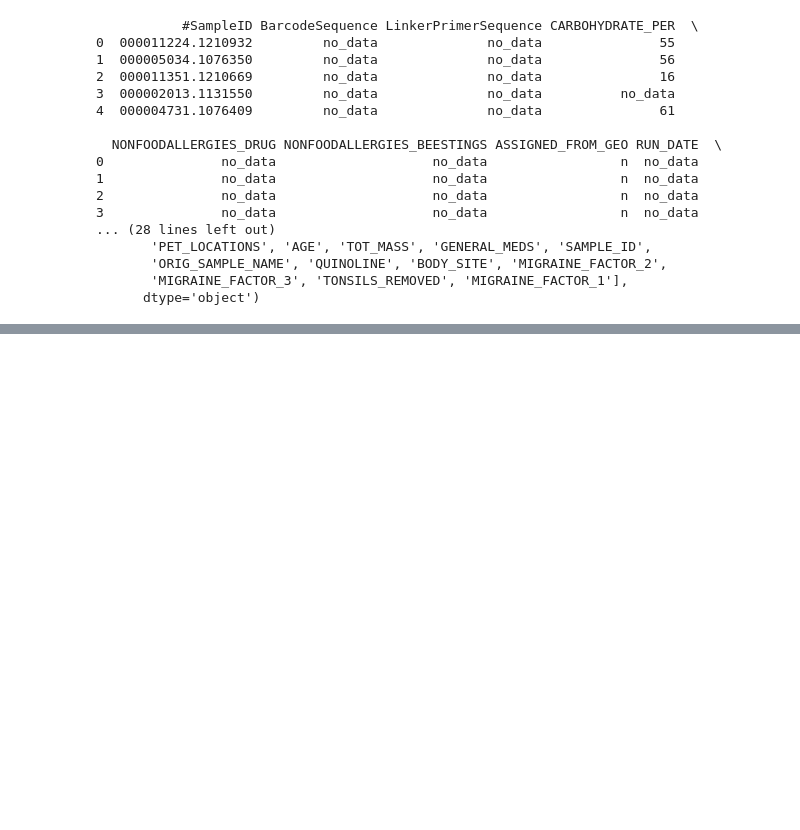
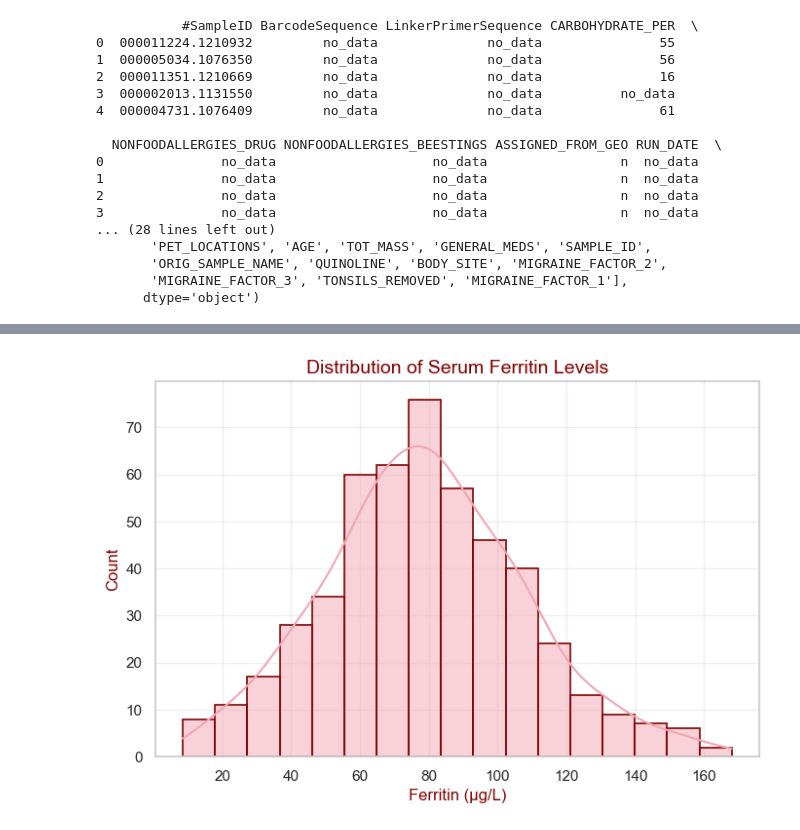
Before and after one commit to mariaponomarova/ML_project, a Jupyter notebook: data.ipynb, the cells around one changed output, grey strips where cells are left out. Saved outputs shown, nothing was run; the diff lists cells and outputs as text; code cells hidden in the pictures; blank space fills up the shorter version.

```diff
--- a/data.ipynb
+++ b/data.ipynb
@@ -109,0 +127,15 @@ for i in range(5):
+# %%
+sns.set_theme(style="whitegrid")
+pink_palette = ["#f2a6b3", "#f5c6cb", "#f8d7da", "#f1b0b7", "#e83e8c"]
+maroon = "#800000"
+
+# 1️⃣ Ferritin distribution
+plt.figure(figsize=(8, 5))
+sns.histplot(simulated_df["Ferritin"], kde=True, color="#f2a6b3", edgecolor=maroon, linewidth=1.2)
+plt.title("Distribution of Serum Ferritin Levels", color=maroon, fontsize=14)
+plt.xlabel("Ferritin (µg/L)", color=maroon)
+plt.ylabel("Count", color=maroon)
+plt.grid(alpha=0.3)
+plt.show()
+# %% [output]
+[figure, added]
```
Also changed, not shown: parts of 13 cells of this notebook.
